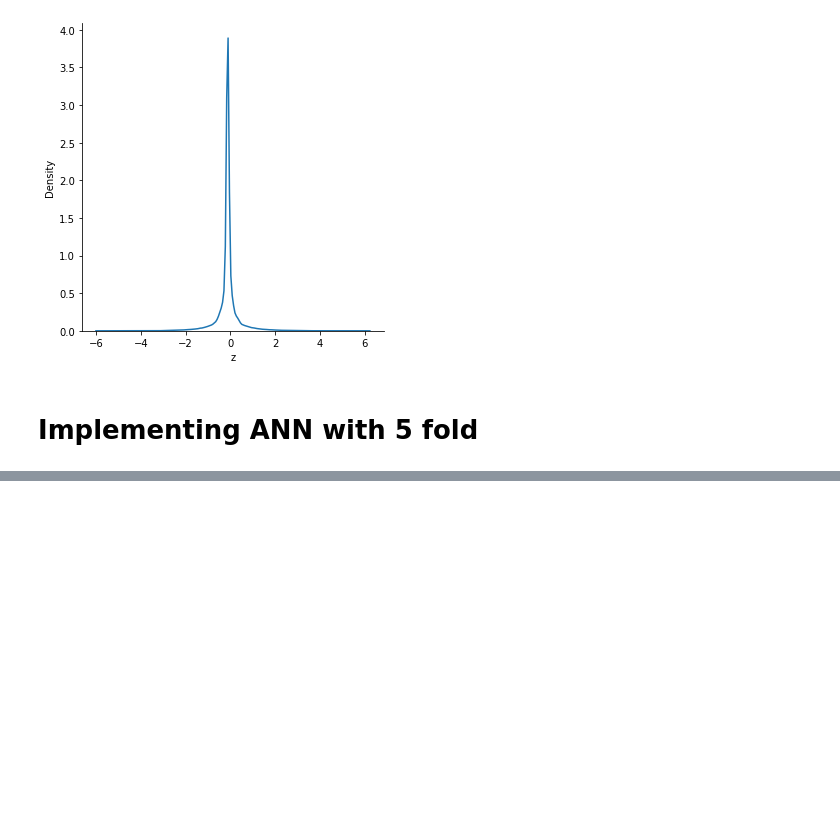
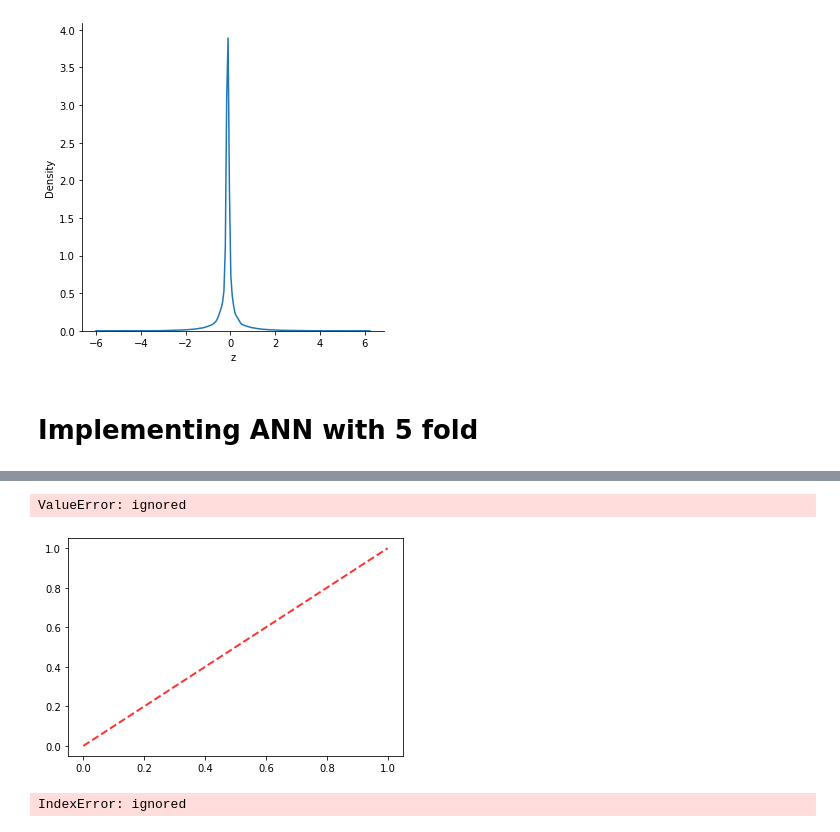
Before and after one commit to pemba007/motor-ml, a Jupyter notebook: index.ipynb, the cells around one changed output, grey strips where cells are left out. Saved outputs shown, nothing was run; the diff lists cells and outputs as text; code cells hidden in the pictures; blank space fills up the shorter version.

```diff
--- a/index.ipynb
+++ b/index.ipynb
@@ -133,21 +177,66 @@ TRAIN: [     0      1      2 ... 152997 152998 152999] TEST: [ 20400  20401  204
+# %%
+fig, ax = plt.subplots()
+mean_fpr = np.linspace(0, 1, 100)
+
+ax.plot([0, 1], [0, 1], linestyle="--", lw=2, color="r", label="Chance", alpha=0.8)
+
+# mean_tpr = np.mean(class_1_tpr, axis=0)
+# mean_tpr[-1] = 1.0
+# print(mean_fpr)
+# print(mean_tpr)
+# mean_auc = auc(mean_fpr, mean_tpr)
+# std_auc = np.std(class_1_roc_auc)
+# ax.plot(
+#     mean_fpr,
+#     mean_tpr,
+#     color="b",
+#     label=r"Mean ROC (AUC = %0.2f $\pm$ %0.2f)" % (mean_auc, std_auc),
+#     lw=2,
+#     alpha=0.8,
+# )
+
+std_tpr = np.std(class_1_tpr, axis=0)
+tprs_upper = np.minimum(mean_tpr + std_tpr, 1)
+tprs_lower = np.maximum(mean_tpr - std_tpr, 0)
+ax.fill_between(
+    mean_fpr,
+    tprs_lower,
+    tprs_upper,
+    color="grey",
+    alpha=0.2,
+    label=r"$\pm$ 1 std. dev.",
+)
+
+ax.set(
+    xlim=[-0.05, 1.05],
+    ylim=[-0.05, 1.05],
+    title="Receiver operating characteristic example",
+)
+ax.legend(loc="lower right")
+plt.show()
+# %% [output]
+ValueError: ignored
+[figure, added]
 # %%
-cm = multilabel_confusion_matrix(actual_classes, predicted_classes)
+# cm = multilabel_confusion_matrix(actual_classes, predicted_classes)
 
-res = []
+# res = []
 
-for l in [0,1,2]:
-    x = cm[l]
-    tn, fp = x[0]
-    fn, tp = x[1]
-    sensitivity = tp / (tp + fn)
-    specificity = tn / (tn + fp)
-    precision = tp / (tp + fp)
-    f1 = (2 * precision * sensitivity) / (precision + sensitivity)
-    res.append([l,sensitivity, specificity, f1])
+# for l in [0,1,2]:
+#     x = cm[l]
+#     tn, fp = x[0]
+#     fn, tp = x[1]
+#     sensitivity = tp / (tp + fn)
+#     specificity = tn / (tn + fp)
+#     precision = tp / (tp + fp)
+#     f1 = (2 * precision * sensitivity) / (precision + sensitivity)
+#     res.append([l,sensitivity, specificity, f1])
 
-frame = pd.DataFrame(res, columns = ['Class','Sensitivity(Recall)','Specificity', 'F1 score'])
+# frame = pd.DataFrame(res, columns = ['Class','Sensitivity(Recall)','Specificity', 'F1 score'])
 
-total_accuracy = accuracy_score(actual_classes, predicted_classes)
-print("The total accuracy is", total_accuracy)
+# total_accuracy = accuracy_score(actual_classes, predicted_classes)
+# print("The total accuracy is", total_accuracy)
+# %% [output]
+IndexError: ignored
 # %%
 print(frame)
```
Also changed, not shown: parts of 5 cells of this notebook.
